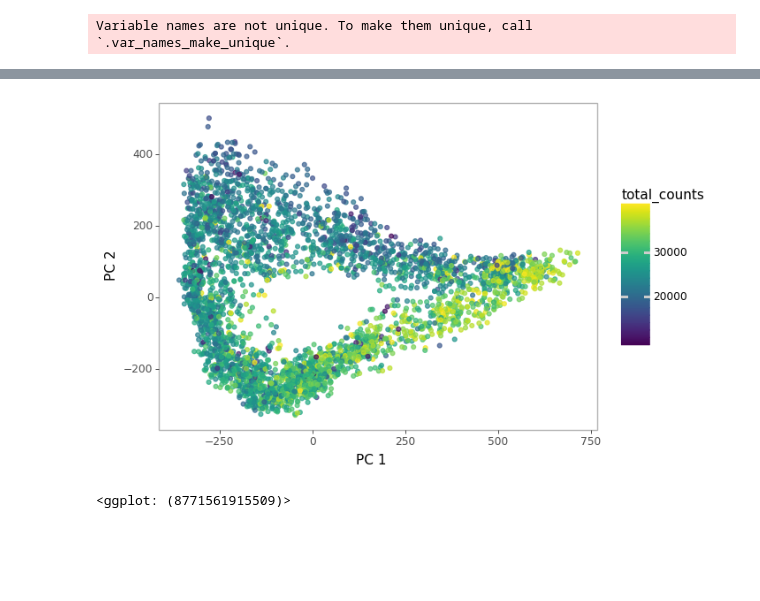
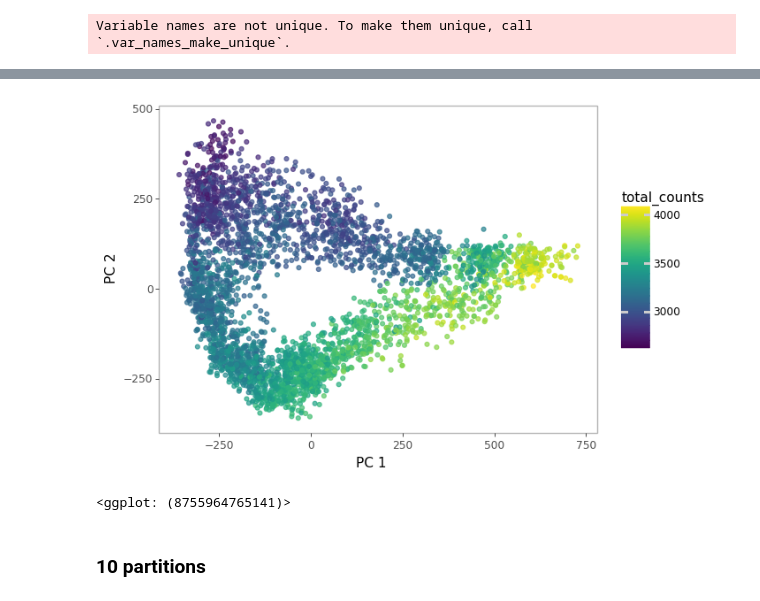
Before and after one commit to csgroen/scycle_notebooks, a Jupyter notebook: NormalizeByPartition_test.ipynb, the cells around one changed output, grey strips where cells are left out. Drawn from its saved outputs; the diff is of its cells as text; code cells hidden in the pictures; blank space fills up the shorter version.

```diff
--- a/NormalizeByPartition_test.ipynb
+++ b/NormalizeByPartition_test.ipynb
@@ -152,4 +126,6 @@ Performing PCA
 # %%
 #-- Re-normalize
-renormalize_by_partition(sces_raw, sces)
+sces30 = sces_raw.copy()
+cc.tl.principal_circle(sces, n_nodes = 30)
+renormalize_by_partition(sces30, sces)
 # %% [output]
@@ -190,5 +180,8 @@ cc.pl.scatter_projection(sces)
-# %%
-cc.pl.scatter_projection(sces_raw)
-# %% [output]
-[figure, removed]
-<ggplot: (8771561915509)>
+# %%
+#-- After renormalization
+cc.pl.scatter_projection(sces30)
+# %% [output]
+[figure, added]
+<ggplot: (8755964765141)>
+# %% [markdown]
+### 10 partitions
```
Also changed, not shown: parts of 16 cells of this notebook.
